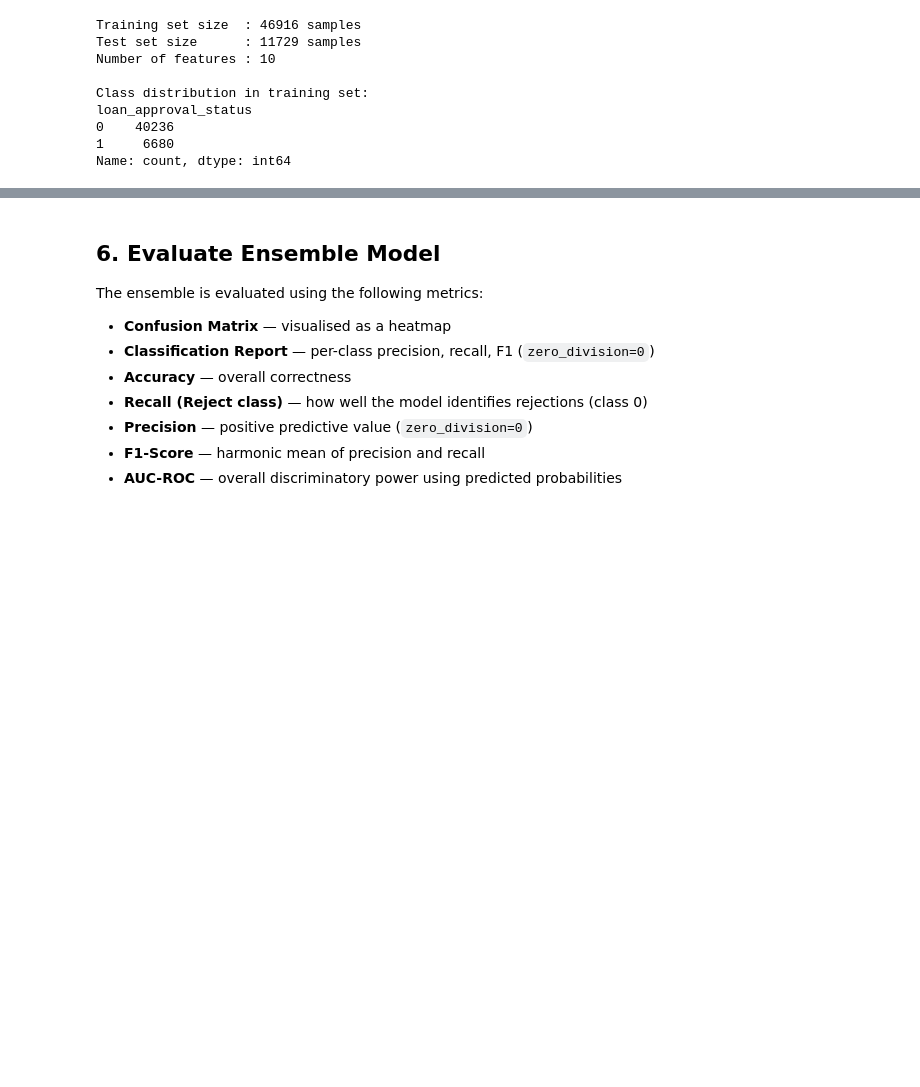
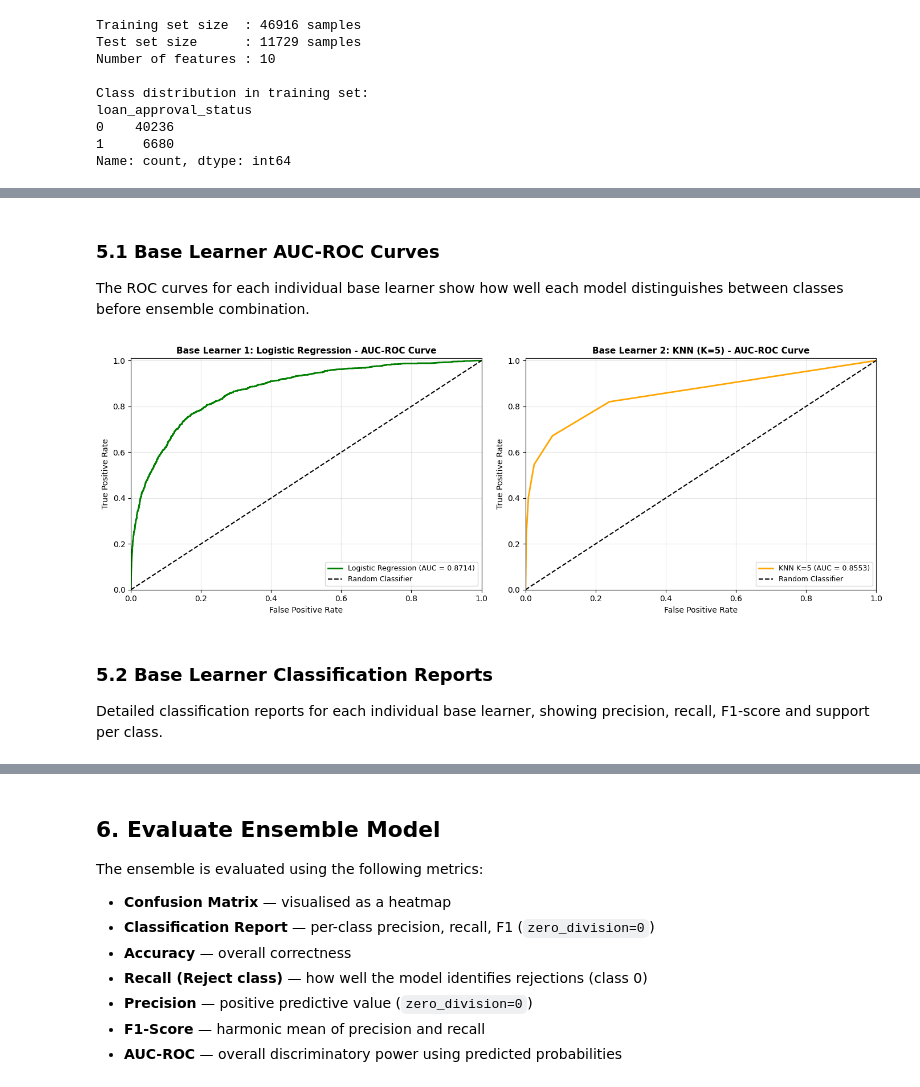
Before and after one commit to vinukaw/Machine-Learning-CW-New, a Jupyter notebook: Final Python notebook 3 .ipynb, the cells around one changed output, grey strips where cells are left out. Saved outputs shown, nothing was run; the diff lists cells and outputs as text; code cells hidden in the pictures; blank space fills up the shorter version.

```diff
--- a/ensemble_and_regression.ipynb
+++ b/Final Python notebook 3 .ipynb
@@ -229,0 +284,63 @@ VotingClassifier (Soft) trained successfully.
+# %% [markdown]
+### 5.1 Base Learner AUC-ROC Curves
+
+The ROC curves for each individual base learner show how well each model distinguishes between classes before ensemble combination.
+# %%
+# ===== BASE LEARNER ROC CURVES =====
+
+# Generate probability estimates from Logistic Regression
+y_proba_lr = lr_fitted.predict_proba(X_test)[:, 1]
+
+# Generate probability estimates from KNN
+y_proba_knn = knn_fitted.predict_proba(X_test)[:, 1]
+
+# Compute AUC scores for each base learner
+auc_lr = roc_auc_score(y_test, y_proba_lr)
+auc_knn = roc_auc_score(y_test, y_proba_knn)
+
+# Compute ROC curve coordinates for each base learner
+fpr_lr, tpr_lr, _ = roc_curve(y_test, y_proba_lr)
+fpr_knn, tpr_knn, _ = roc_curve(y_test, y_proba_knn)
+
+# Create a figure with two subplots side by side
+fig, axes = plt.subplots(1, 2, figsize=(14, 5))
+
+# --- Left plot: Logistic Regression ROC ---
+axes[0].plot(fpr_lr, tpr_lr,
+             color='green', linewidth=2,
+             label=f'Logistic Regression (AUC = {auc_lr:.4f})')
+axes[0].plot([0, 1], [0, 1], 'k--', label='Random Classifier')
+axes[0].set_title('Base Learner 1: Logistic Regression - AUC-ROC Curve',
+                  fontsize=11, fontweight='bold')
+axes[0].set_xlabel('False Positive Rate', fontsize=10)
+axes[0].set_ylabel('True Positive Rate', fontsize=10)
+axes[0].legend(loc='lower right', fontsize=9)
+axes[0].set_xlim([0.0, 1.0])
+axes[0].set_ylim([0.0, 1.01])
+axes[0].grid(alpha=0.3)
+
+# --- Right plot: KNN ROC ---
+axes[1].plot(fpr_knn, tpr_knn,
+             color='orange', linewidth=2,
+             label=f'KNN K=5 (AUC = {auc_knn:.4f})')
+axes[1].plot([0, 1], [0, 1], 'k--', label='Random Classifier')
+axes[1].set_title('Base Learner 2: KNN (K=5) - AUC-ROC Curve',
+                  fontsize=11, fontweight='bold')
+axes[1].set_xlabel('False Positive Rate', fontsize=10)
+axes[1].set_ylabel('True Positive Rate', fontsize=10)
+axes[1].legend(loc='lower right', fontsize=9)
+axes[1].set_xlim([0.0, 1.0])
+axes[1].set_ylim([0.0, 1.01])
+axes[1].grid(alpha=0.3)
+
+# Apply tight layout to prevent overlap
+plt.tight_layout()
+
+# Display the ROC curves
+plt.show()
+# %% [output]
+[figure, added]
+# %% [markdown]
+### 5.2 Base Learner Classification Reports
+
+Detailed classification reports for each individual base learner, showing precision, recall, F1-score and support per class.
```
Also changed, not shown: parts of 22 cells of this notebook, 2 other files.
